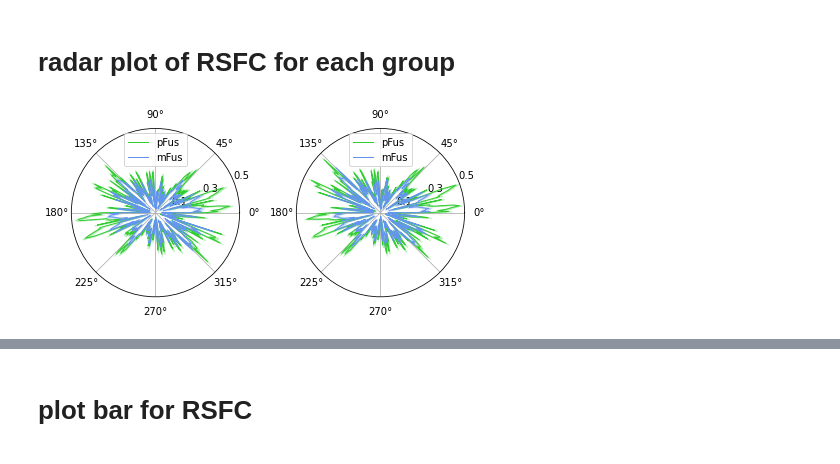
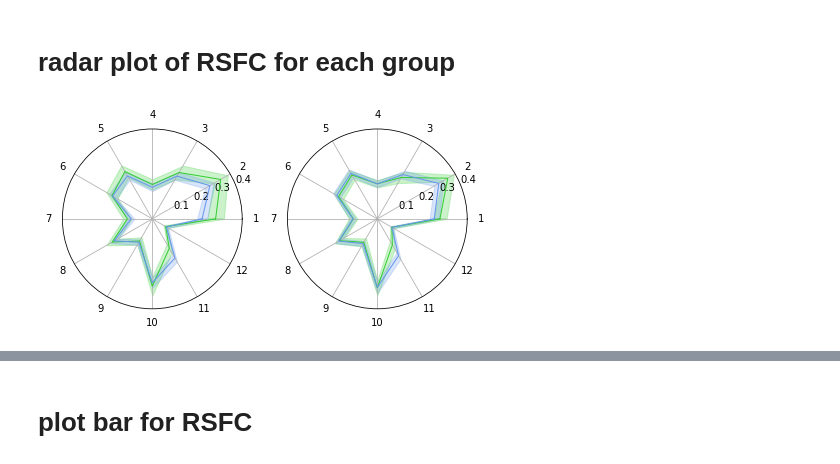
Before and after one commit to BNUCNL/nibrain, a Jupyter notebook: cxy_hcp_ffa/scripts/paper_fig.ipynb, the cells around one changed output, grey strips where cells are left out. Drawn from its saved outputs; the diff is of its cells as text; code cells hidden in the pictures.

```diff
--- a/cxy_hcp_ffa/scripts/paper_fig.ipynb
+++ b/cxy_hcp_ffa/scripts/paper_fig.ipynb
@@ -161,16 +160,16 @@ rh_mFus2: 0
 # %% [markdown]
 # 画测地距离
 # %%
-# figsize = None
-figsize = (1.5, 1.8)
+figsize = (3, 3.6)
 hemis = ('lh', 'rh')
-n_hemi = len(hemis)
 items = ('pFus-mFus',)
-n_item = len(items)
 item2color = {'pFus-mFus': 'w'}
 data_file = pjoin(anal_dir, 'gdist_peak.csv')
 # out_file = None
 out_file = pjoin(work_dir, 'geodesic_distance.jpg')
+
+n_hemi = len(hemis)
+n_item = len(items)
 
 df = pd.read_csv(data_file)
 _, ax = plt.subplots(figsize=figsize)
@@ -396,17 +376,11 @@ else:
 # %% [markdown]
 # radar plot of RSFC for each group
 # %%
-# gid-v1
-# gids = [-1, 0, 1, 2]
-# gid2name = {-1: 'whole', 0: 'single', 1: 'two-C', 2: 'two-S'}
-# gid_file = pjoin(anal_dir, 'grouping/old_group_id_{hemi}.npy')
+gids = ((-1, 0), (1,), (2,))
+gnames = ('single', 'continuous', 'separate')
+gid_file = pjoin(anal_dir, 'grouping/group_id_v2.csv')
 
-# gid-v2-merged
-gids = (1, 2)
-gid2name = {-1: 'whole', 1: 'continuous', 2: 'separate'}
-gid_file = pjoin(anal_dir, 'grouping/group_id_v2_merged.csv')
-
-target = 'MMP'  # MMP, Cole
+target = 'Cole'  # MMP, Cole
 if target == 'Cole':
     figsize = (6.4, 4.8)
     trg_name2label = net2label_cole
@@ -424,10 +398,11 @@ elif target == 'MMP':
 else:
     raise ValueError
 
-# out_file = None
+out_file = None
 hemis = ('lh', 'rh')
-seed_names = ['pFus', 'mFus']
+seed_names = ('pFus', 'mFus')
 
+n_hemi = len(hemis)
 data = loadmat(src_file)
 gid_df = pd.read_csv(gid_file)
 trg_label2name = {}
@@ -439,49 +414,90 @@ n_trg = len(trg_labels)
 
 angles = np.linspace(0, 2 * np.pi, n_trg, endpoint=False)
 angles = np.concatenate((angles, [angles[0]]))
-for gid in gids:
-    _, axes = plt.subplots(1, len(hemis), subplot_kw=dict(polar=True),
-                           num=gid, figsize=figsize)
+radar_dict = {}
+for gid_idx, gid in enumerate(gids):
+    _, axes = plt.subplots(1, n_hemi, subplot_kw=dict(polar=True),
+                           figsize=figsize)
     for hemi_idx, hemi in enumerate(hemis):
         ax = axes[hemi_idx]
-        if gid == -1:
-            gid_idx_vec = np.ones_like(gid_df[hemi], bool)
-        else:
-            gid_idx_vec = gid_df[hemi] == gid
+        gid_idx_vec = np.zeros_like(gid_df[hemi], bool)
+        for g in gid:
+            gid_idx_vec = np.logical_or(gid_idx_vec, gid_df[hemi] == g)
         for seed_name in seed_names:
             item = f'{hemi}_{seed_name}'
             means = np.ones(n_trg) * np.nan
             errs = np.ones(n_trg) * np.nan
             for trg_idx in range(n_trg):
                 samples = data[item][:, trg_idx][gid_idx_vec]
                 samples = samples[~np.isnan(samples)]
                 means[trg_idx] = np.mean(samples)
                 errs[trg_idx] = sem(samples)
+            radar_dict[f'{hemi}_{gnames[gid_idx]}_{seed_name}'] = means
             means = np.r_[means, means[0]]
-            errs = np.r_[errs, errs[0]] * 2
+            # errs = np.r_[errs, errs[0]] * 2
+            errs = np.r_[errs, errs[0]]
             ax.plot(angles, means, linewidth=1,
                     linestyle='solid', label=seed_name,
                     color=roi2color[f'{seed_name}-face'])
             ax.fill_between(angles, means-errs, means+errs,
                             color=roi2color[f'{seed_name}-face'], alpha=0.25)
-        ax.legend(loc='upper center')
+        # ax.legend(loc='upper center')
         if target == 'Cole':
             ax.set_xticks(angles[:-1])
             ax.set_xticklabels(trg_labels)
         if ylim is not None:
             ax.set_ylim(*ylim)
         if yticks is not None:
             ax.set_yticks(yticks)
             ax.set_yticklabels(yticks)
         ax.grid(axis='y')
+
     plt.tight_layout()
     if out_file is None:
         plt.show()
     else:
-        plt.savefig(out_file.format(gid2name[gid]))
+        plt.savefig(out_file.format(gnames[gid_idx]))
 
 if target == 'Cole':
     for lbl, name in zip(trg_labels, trg_names):
         print(lbl, name)
+
+# calculate correlations between radars
+n_gid = len(gnames)
+img_ticks = np.arange(n_gid)
+for hemi in hemis:
+    for seed_name in seed_names:
+        arr = np.ones((n_gid, n_gid), np.float64) * np.nan
+        for j, gname1 in enumerate(gnames[:-1]):
+            v1 = radar_dict[f'{hemi}_{gname1}_{seed_name}']
+            for i, gname2 in enumerate(gnames[j+1:], j+1):
+                v2 = radar_dict[f'{hemi}_{gname2}_{seed_name}']
+                arr[i, j] = pearsonr(v1, v2)[0]
+        _, ax = plt.subplots()
+        img = ax.imshow(arr, 'autumn')
+        ax.set_xticks(img_ticks)
+        ax.set_xticklabels(gnames)
+        plt.setp(ax.get_xticklabels(), rotation=45, ha="right",
+                 rotation_mode="anchor")
+        ax.set_yticks(img_ticks)
+        ax.set_yticklabels(gnames)
+        ax.set_title(f'{hemi}_{seed_name}')
+        ax.spines['top'].set_visible(False)
+        ax.spines['right'].set_visible(False)
+        ax.spines['bottom'].set_visible(False)
+        ax.spines['left'].set_visible(False)
+
+        grid_ticks = np.r_[img_ticks-.5, img_ticks[-1]+.5]
+        ax.set_xticks(grid_ticks, minor=True)
+        ax.set_yticks(grid_ticks, minor=True)
+        ax.grid(which="minor", color="w", linestyle='-', linewidth=1.5)
+        ax.tick_params(which="minor", bottom=False, left=False)
+
+        for i in range(n_gid):
+            for j in range(n_gid):
+                if np.isnan(arr[i, j]):
+                    continue
+                ax.text(j, i, '{:.3f}'.format(arr[i, j]),
+                        ha="center", va="center", color="k")
 # %% [output]
-[figure, old version]
+[figure, new version]
```
Also changed, not shown: parts of 8 cells of this notebook, 1 other file.
